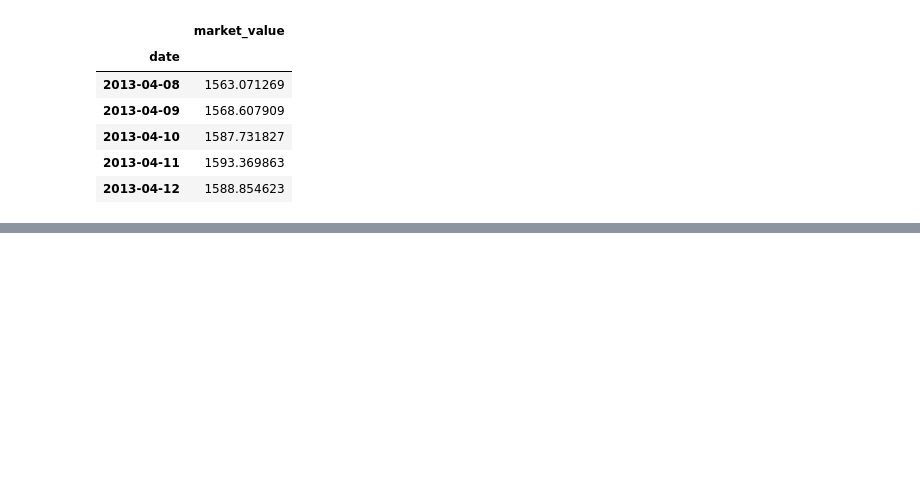
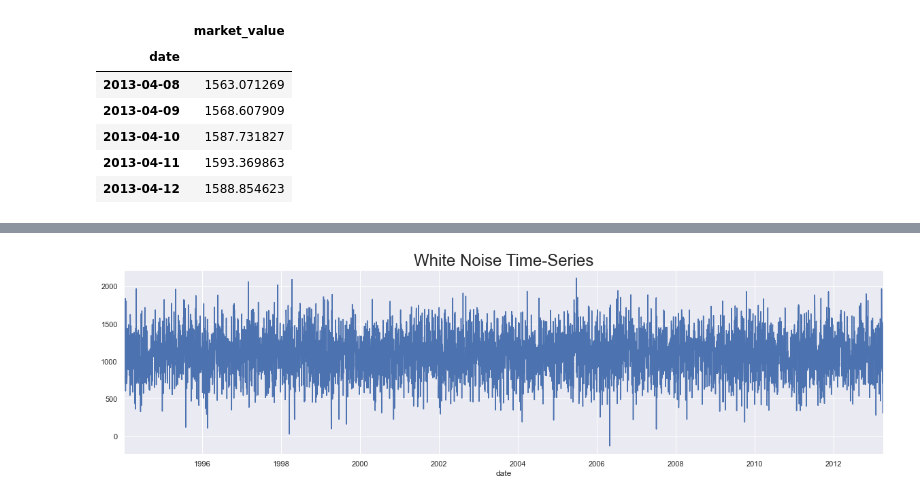
Before and after one commit to TonyHomsi/Time_Series_project, a Jupyter notebook: Creating a Time Series Object.ipynb, the cells around one changed output, grey strips where cells are left out. Drawn from its saved outputs; the diff is of its cells as text; code cells hidden in the pictures; blank space fills up the shorter version.

Commit message:
Working with TS: White Noise, Stationarty, Seasonality, Autocorrelation, ACF, PACF

```diff
--- a/Creating a Time Series Object.ipynb
+++ b/Creating a Time Series Object.ipynb
@@ -1,8 +1,14 @@
 # %%
 import pandas as pd
 import numpy as np
+import matplotlib.pyplot as plt
+import statsmodels.graphics.tsaplots as sgt
+import statsmodels.tsa.stattools as sts
+from statsmodels.tsa.seasonal import seasonal_decompose
+import seaborn as sns
+sns.set()
 # %%
-raw_cv_data = pd.read_csv("Intro/Index2018.csv")
+raw_cv_data = pd.read_csv("Data/Index2018.csv")
 df_comp = raw_cv_data.copy()
 df_comp.isna().sum()
 # %% [output]
@@ -211,0 +220,4 @@ df_test.head()
+# %%
+wn = np.random.normal(loc = df_train.market_value.mean(), scale=df_train.market_value.std(), size=len(df_train))
+# %%
+df_train["wn"] = wn
@@ -211,0 +242,6 @@ df_test.head()
+# %%
+df_train.wn.plot(figsize=(20,5))
+plt.title("White Noise Time-Series", size=24)
+plt.show()
+# %% [output]
+[figure, added]
```
Also changed, not shown: parts of 25 cells of this notebook, 4 other files.
